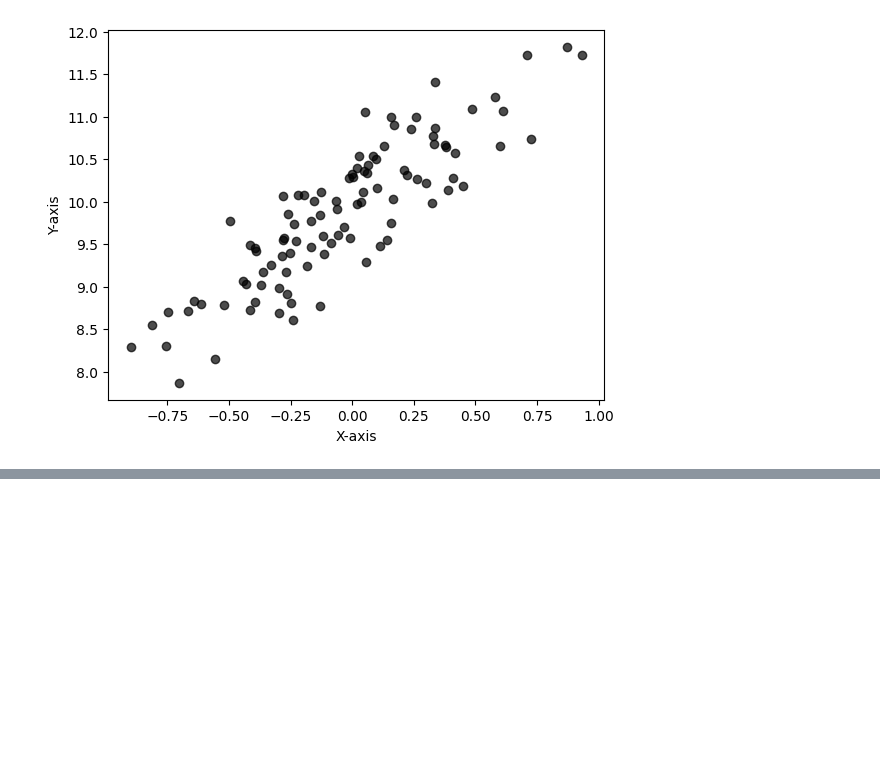
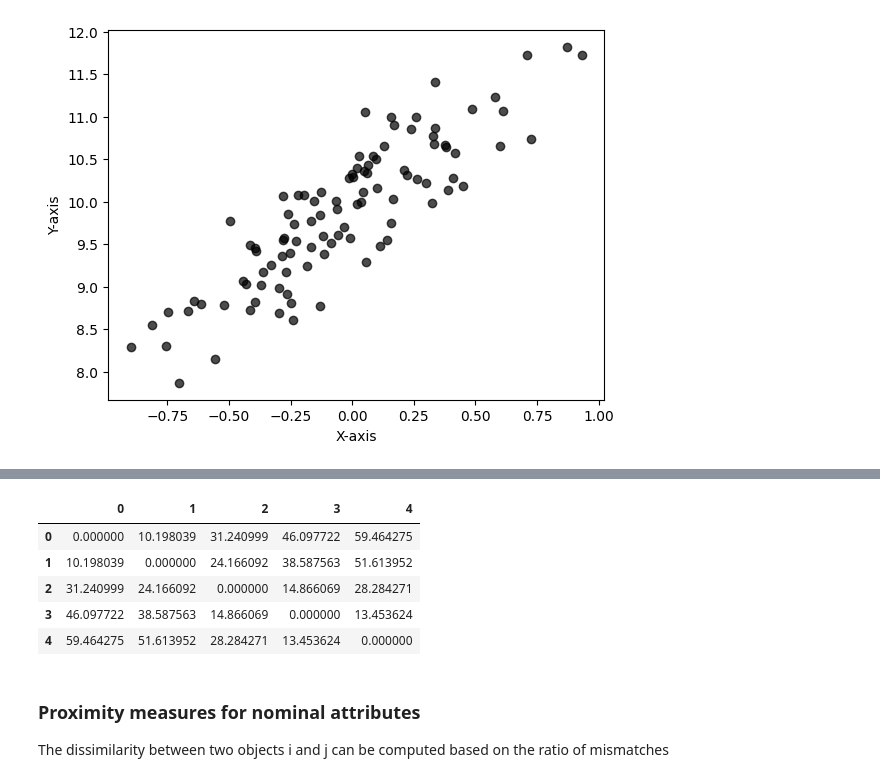
Before and after one commit to amirabbasgashtil/data-mining-course, a Jupyter notebook: notebooks/Han_chapter2.ipynb, the cells around one changed output, grey strips where cells are left out. Saved outputs shown, nothing was run; the diff lists cells and outputs as text; code cells hidden in the pictures; blank space fills up the shorter version.

```diff
--- a/notebooks/Han_chapter2.ipynb
+++ b/notebooks/Han_chapter2.ipynb
@@ -281,0 +323,27 @@ plt.show()
+# %%
+# dissimilarity matrix
+from scipy.spatial.distance import pdist, squareform
+import pandas as pd
+
+data_matrix = {
+    'Feature1': [10, 12, 34, 45, 54],
+    'Feature2': [10, 20, 30, 40, 50]
+}
+
+df = pd.DataFrame(data_matrix)
+
+dissimilarity_matrix = squareform(pdist(df[['Feature1', 'Feature2']], metric='euclidean')) # euclidean distance
+
+df_ = pd.DataFrame(dissimilarity_matrix)
+df_
+# %% [output]
+|  | 0 | 1 | 2 | 3 | 4 |
+| 0 | 0.000000 | 10.198039 | 31.240999 | 46.097722 | 59.464275 |
+| 1 | 10.198039 | 0.000000 | 24.166092 | 38.587563 | 51.613952 |
+| 2 | 31.240999 | 24.166092 | 0.000000 | 14.866069 | 28.284271 |
+| 3 | 46.097722 | 38.587563 | 14.866069 | 0.000000 | 13.453624 |
+| 4 | 59.464275 | 51.613952 | 28.284271 | 13.453624 | 0.000000 |
+# %% [markdown]
+### Proximity measures for nominal attributes
+The dissimilarity
+between two objects i and j can be computed based on the ratio of mismatches
```
Also changed, not shown: parts of 12 cells of this notebook.
